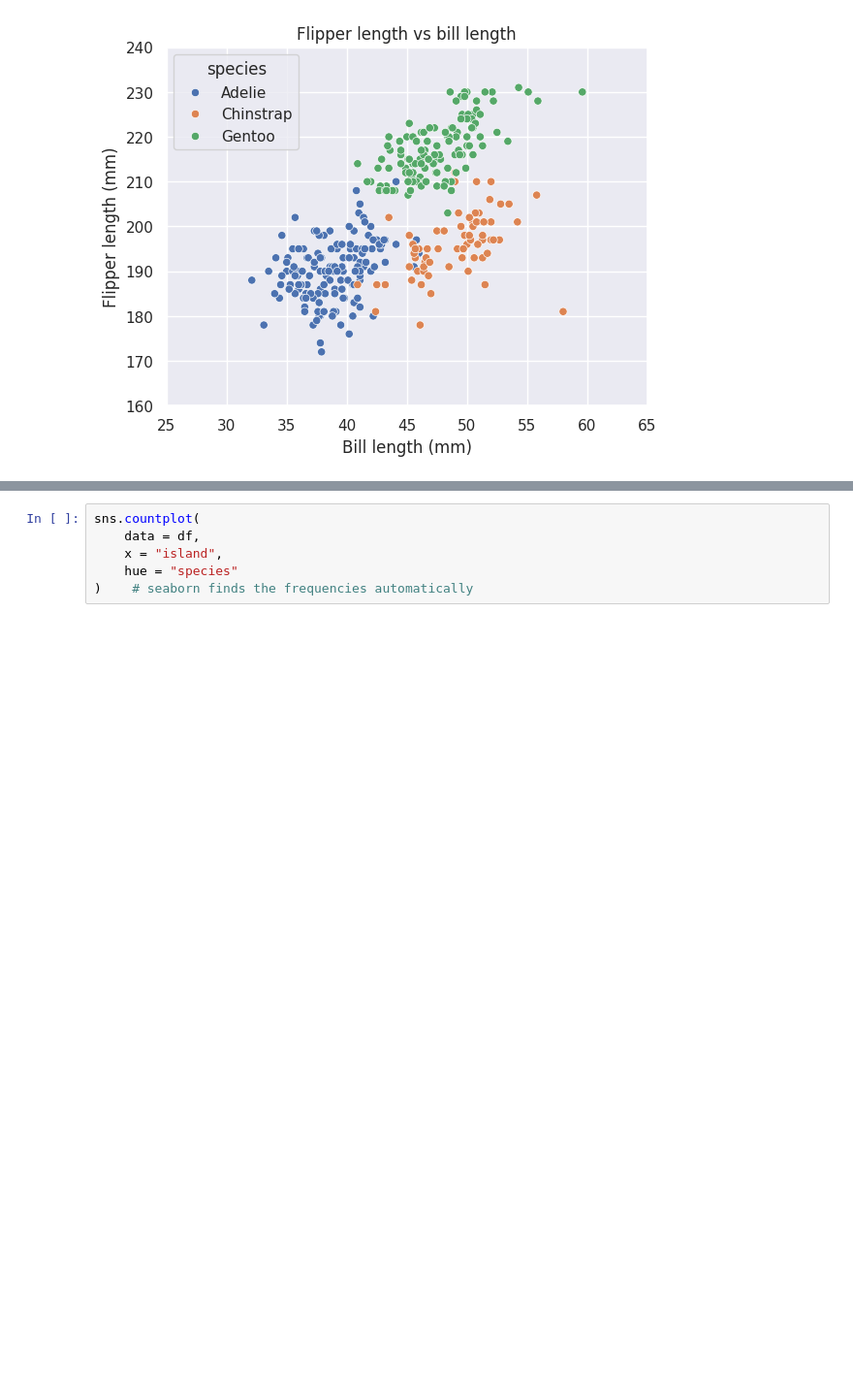
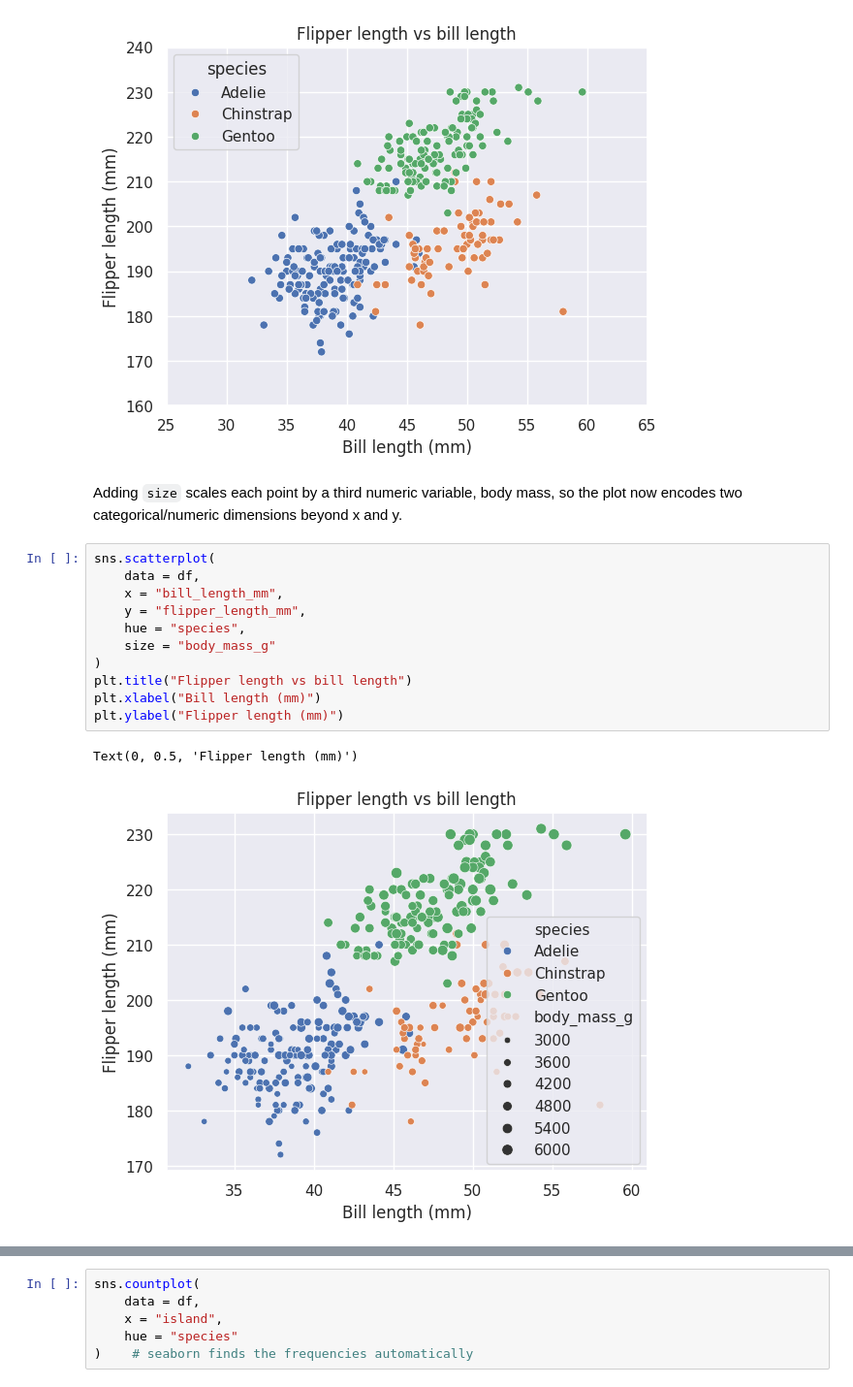
Before and after one commit to ami-null/python-course, a Jupyter notebook: 14_plotting-with-seaborn.ipynb, the cells around one changed output, grey strips where cells are left out. Shown at 97% size. Drawn from its saved outputs; the diff is of its cells as text; blank space fills up the shorter version.

```diff
--- a/14_plotting-with-seaborn.ipynb
+++ b/14_plotting-with-seaborn.ipynb
@@ -36,3 +113,19 @@ plt.ylim([160, 240])
 # %% [output]
 (160.0, 240.0)
 [figure]
+# %% [markdown]
+Adding `size` scales each point by a third numeric variable, body mass, so the plot now encodes two categorical/numeric dimensions beyond x and y.
+# %%
+sns.scatterplot(
+    data = df,
+    x = "bill_length_mm",
+    y = "flipper_length_mm",
+    hue = "species",
+    size = "body_mass_g"
+)
+plt.title("Flipper length vs bill length")
+plt.xlabel("Bill length (mm)")
+plt.ylabel("Flipper length (mm)")
+# %% [output]
+Text(0, 0.5, 'Flipper length (mm)')
+[figure, added]
```
Also changed, not shown: parts of 46 cells of this notebook.
